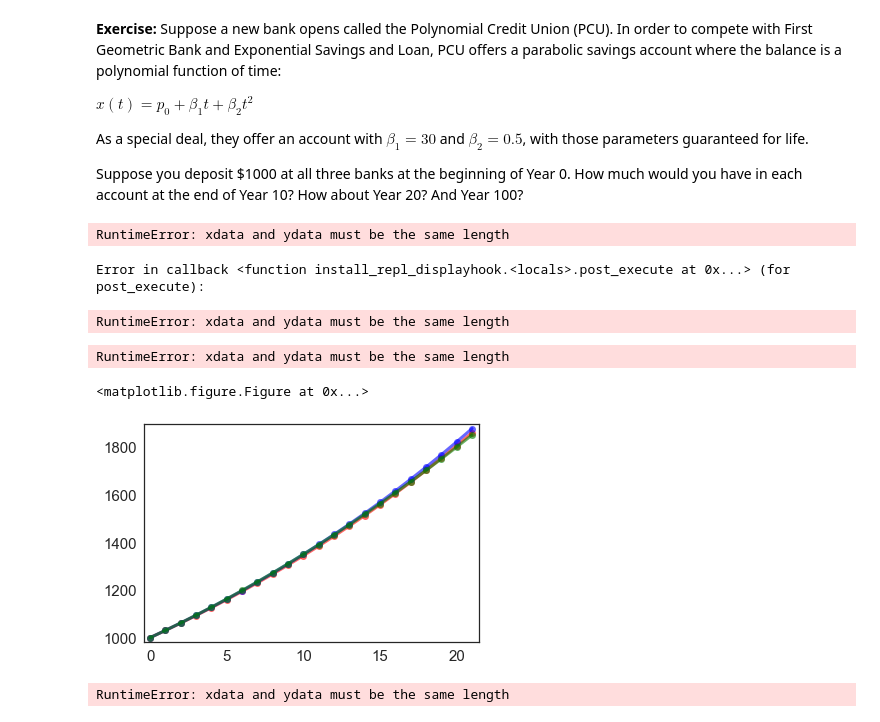
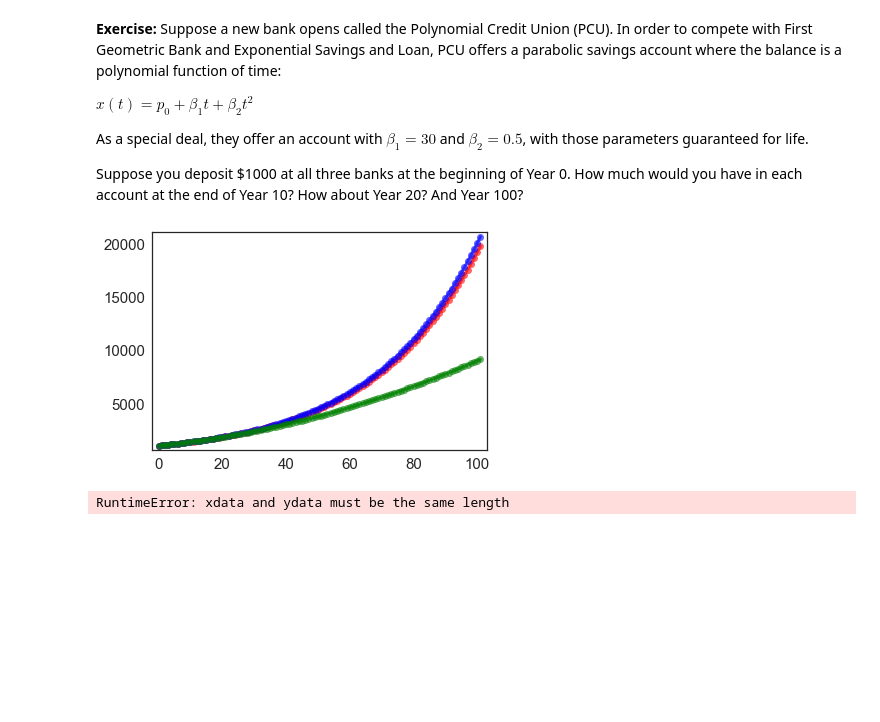
Before and after one commit to lanfenson/ModSimPy, a Jupyter notebook: code/chap04mine.ipynb, the cells around one changed output. Drawn from its saved outputs; the diff is of its cells as text; code cells hidden in the pictures; blank space fills up the shorter version.

```diff
--- a/code/chap04mine.ipynb
+++ b/code/chap04mine.ipynb
@@ -275,26 +277,16 @@ PCU = p0 + (beta1 * t) + (beta2 * t **2)
+# %%
+# Solution goes here
+num_years = 100
+t = linrange(num_years + 1)
 # %%
 # Solution goes here
-t = linrange(11)
+
 newfig()
 plot(t, FGB, 'ro-')
 plot(t, ESL, 'bo-')
 plot(t, PCU, 'go-')
 # %% [output]
-RuntimeError: xdata and ydata must be the same length
-Error in callback <function install_repl_displayhook.<locals>.post_execute at 0x...> (for post_execute):
-RuntimeError: xdata and ydata must be the same length
-RuntimeError: xdata and ydata must be the same length
-<matplotlib.figure.Figure at 0x...>
+[figure, added]
-# %%
-# Solution goes here
-t = linrange(21)
-
-newfig()
-plot(t, FGB, 'ro-')
-plot(t, ESL, 'bo-')
-plot(t, PCU, 'go-')
-# %% [output]
-[figure, removed]
 # %%
 # Solution goes here
 # Solution goes here
```
Also changed, not shown: parts of 2 cells of this notebook, 3 other files.
